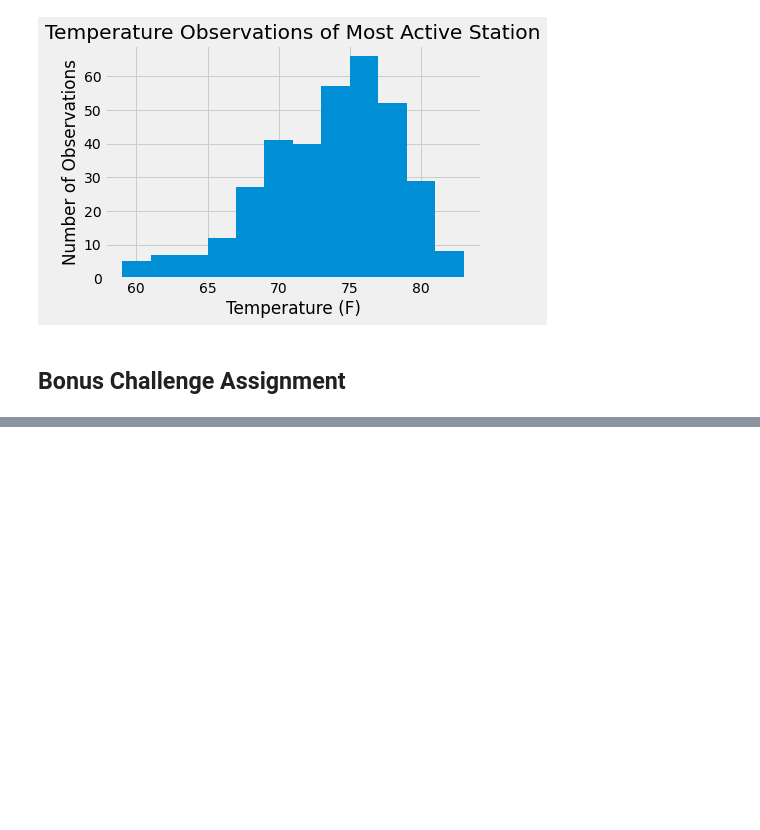
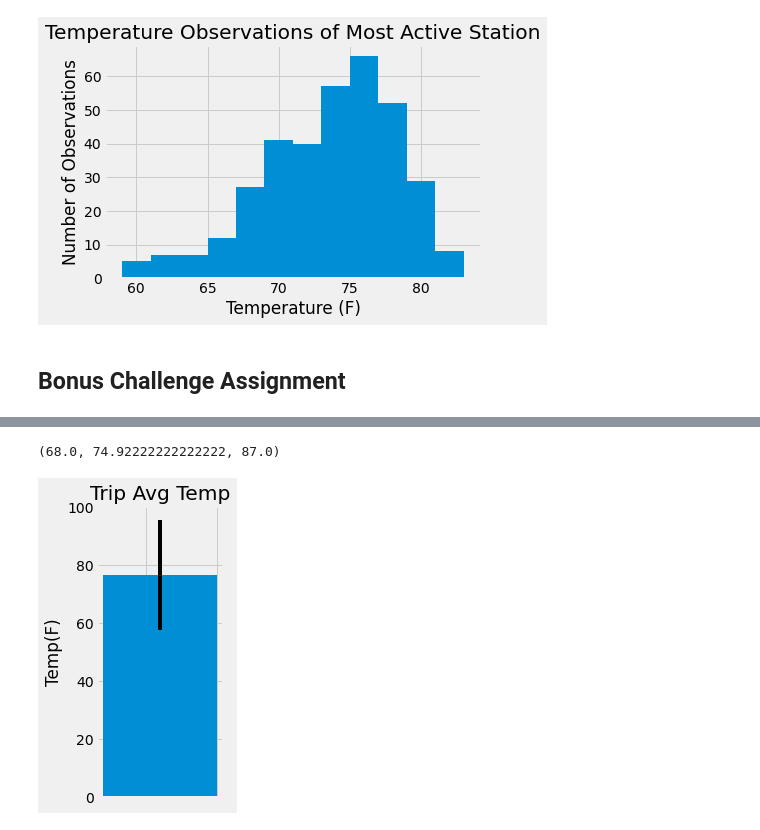
Before and after one commit to rebekahcallkacz/sqlachemy-challenge, a Jupyter notebook: climate_analysis.ipynb, the cells around one changed output, grey strips where cells are left out. Saved outputs shown, nothing was run; the diff lists cells and outputs as text; code cells hidden in the pictures; blank space fills up the shorter version.

Commit message:
calculated and plotted average trip temps

```diff
--- a/climate_analysis.ipynb
+++ b/climate_analysis.ipynb
@@ -191,3 +194,11 @@ print(calc_temps('2012-02-28', '2012-03-05'))
 # %%
 # Use your previous function `calc_temps` to calculate the tmin, tavg, and tmax
 # for your trip using the previous year's data for those same dates.
+start_date = '2017-05-10'
+end_date = '2017-05-25'
+
+trip_temps = calc_temps(start_date, end_date)[0]
+
+trip_temps
+# %% [output]
+(68.0, 74.92222222222222, 87.0)
@@ -199,3 +205,21 @@ print(calc_temps('2012-02-28', '2012-03-05'))
+# %%
+# Plot the results from your previous query as a bar chart.
+
+avg_temp = np.mean(trip_temps)
+
+plt.figure(figsize=(2, 5))
+plt.bar(x=0.2, height = avg_temp, yerr=(trip_temps[2]-trip_temps[0]), align='edge')
+plt.tick_params(
+    axis='x',
+    which='both',
+    bottom=False,
+    labelbottom=False)
+plt.title('Trip Avg Temp')
+plt.ylabel('Temp(F)')
+plt.tight_layout
+plt.show()
+# %% [output]
+[figure, added]
 # %%
 # Calculate the total amount of rainfall per weather station for your trip dates using the previous year's matching dates.
 # Sort this in descending order by precipitation amount and list the station, name, latitude, longitude, and elevation
```
Also changed, not shown: parts of 3 cells of this notebook.
